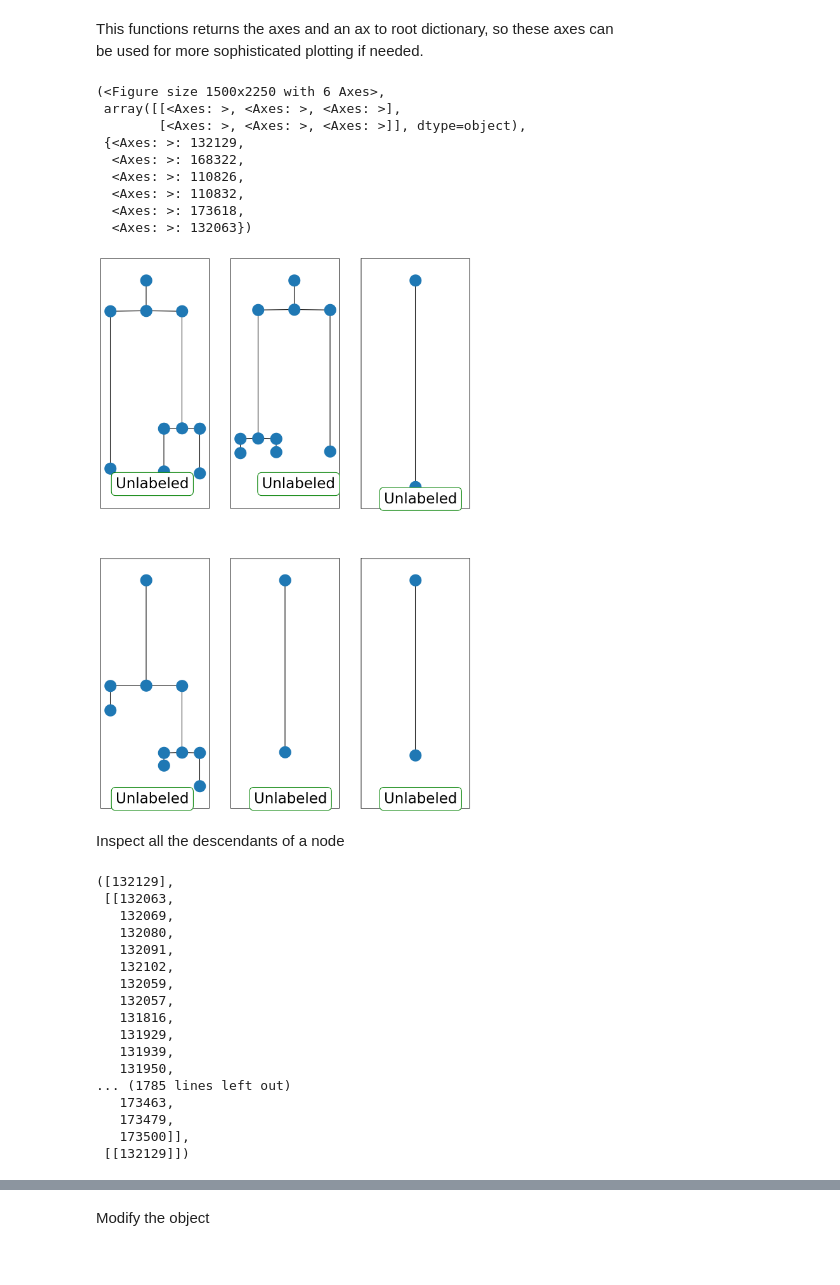
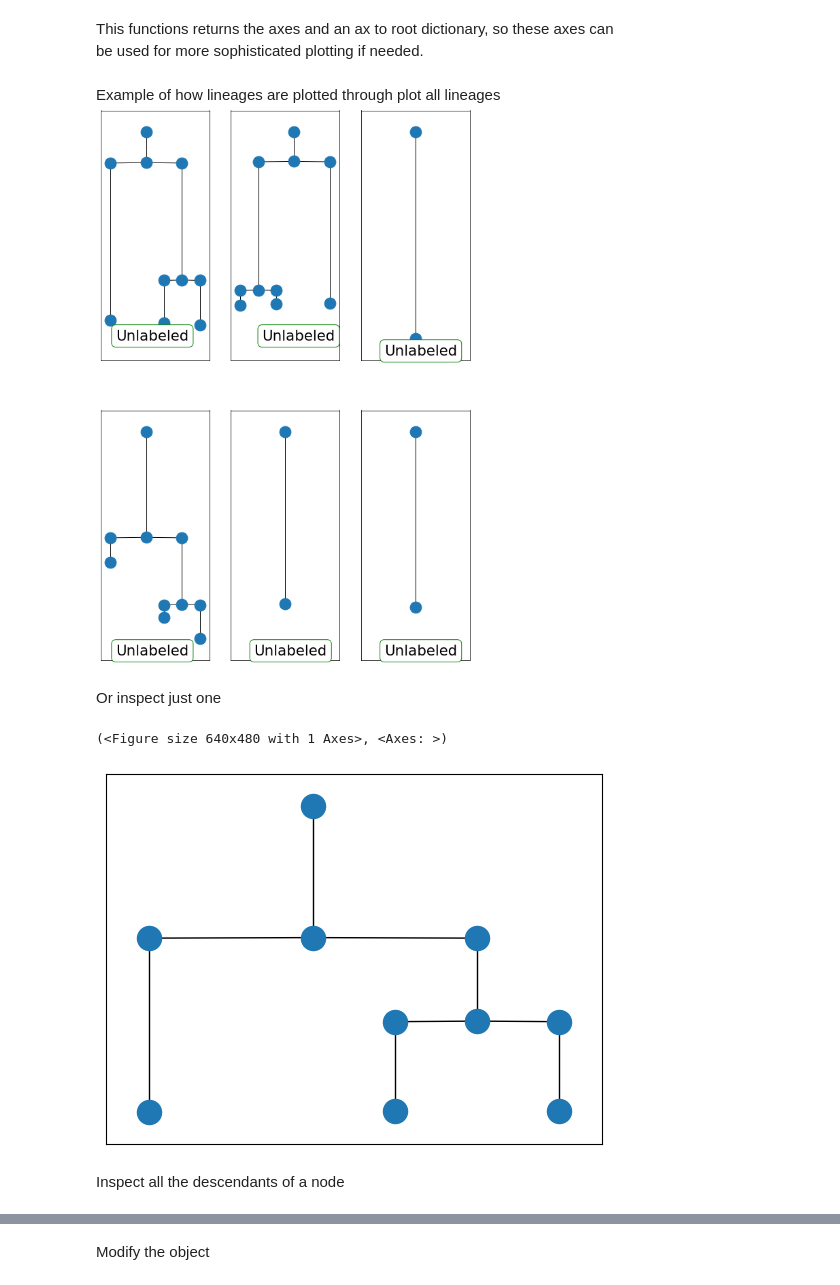
Before and after one commit to GuignardLab/LineageTree, a Jupyter notebook: notebooks/Basics_of_lineageTree.ipynb, the cells around one changed output, grey strips where cells are left out. Drawn from its saved outputs; the diff is of its cells as text; code cells hidden in the pictures.

```diff
--- a/notebooks/Basics_of_lineageTree.ipynb
+++ b/notebooks/Basics_of_lineageTree.ipynb
@@ -10,44 +12,23 @@ lT.write("path_to_disk/name.lT")
 # %% [markdown]
 Load a ready made lineageTree object
 # %%
-lT = lineageTree.load("path_to_disk/name.lT")
+lT = lineageTree.load("../test/data/test-mamut.lT")
 # %% [markdown]
 Inspect all lineages
 # %% [markdown]
 This functions returns the axes and an ax to root dictionary, so these axes can \
 be used for more sophisticated plotting if needed.
+# %% [markdown]
+Example of how lineages are plotted through plot all lineages
+![image.png](attachment:image.png)
 # %%
 lT.plot_all_lineages()
-# %% [output]
-(<Figure size 1500x2250 with 6 Axes>,
- array([[<Axes: >, <Axes: >, <Axes: >],
-        [<Axes: >, <Axes: >, <Axes: >]], dtype=object),
- {<Axes: >: 132129,
-  <Axes: >: 168322,
-  <Axes: >: 110826,
-  <Axes: >: 110832,
-  <Axes: >: 173618,
-  <Axes: >: 132063})
-[figure, removed]
+# %% [markdown]
+Or inspect just one
+# %%
+lT.plot_node(list(lT.roots)[3])
+# %% [output]
+(<Figure size 640x480 with 1 Axes>, <Axes: >)
+[figure, added]
 # %% [markdown]
 Inspect all the descendants of a node
-# %%
-lT.get_sub_tree(132129), lT.get_all_tracks(), lT.get_all_branches_of_node(132129)
-# %% [output]
-([132129],
- [[132063,
-   132069,
-   132080,
-   132091,
-   132102,
-   132059,
-   132057,
-   131816,
-   131929,
-   131939,
-   131950,
-... (1785 lines left out)
-   173463,
-   173479,
-   173500]],
- [[132129]])
```
Also changed, not shown: parts of 15 cells of this notebook, 4 other files.
